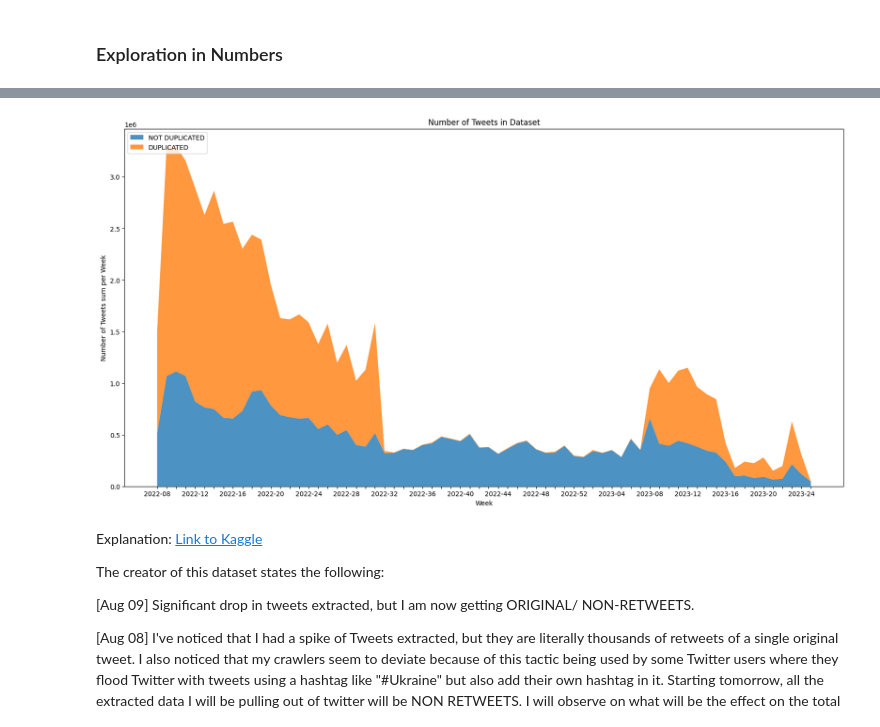
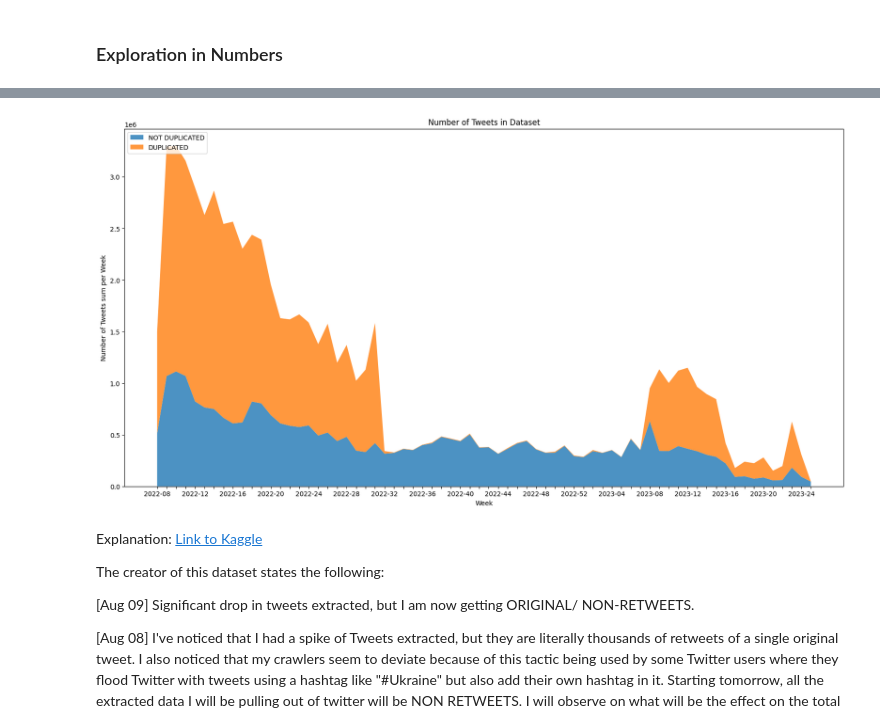
Before and after one commit to Freshpinguin/TopicAnalysisRUWTweets, a Jupyter notebook: Notebooks/FirstOpen.ipynb, the cells around one changed output, grey strips where cells are left out. Cells and saved outputs as stored; diff of their text form; code cells hidden in the pictures.

```diff
--- a/Notebooks/FirstOpen.ipynb
+++ b/Notebooks/FirstOpen.ipynb
@@ -40,6 +41,12 @@ import math
 # %% [markdown]
 ### Functionality for aggregating and loading the data
 # %%
+class OrigDataSchema(StrEnum):
+    IS_RETWEET = "is_retweet"
+    DATE = "tweetcreatedts"
+    ID = "tweetid"
+    TEXT = "text"
+
 def iterate_dataframes(path: str) -> Iterator[pd.DataFrame]:
     """
     Iterates over all .csv files in path as pd.DataFrame
@@ -58,12 +65,12 @@ def aggregate_dataframe(df: pd.DataFrame) -> Dict[str, Any]:
     df_la = df.groupby("language").count().reset_index()
     languages = df_la['language'].tolist()
     lang_counts = df_la['username'].tolist()
-    df['dupl'] = df.duplicated(subset="text") if not 'is_retweet' in df.columns else df.duplicated(subset="text") | df['is_retweet']
+    df['dupl'] = df.duplicated(subset="text") if  'is_retweet' not in df.columns else df.duplicated(subset="text") | df['is_retweet']
     languages_dupl = [la + "_dupl" for la in languages]
     lang_dupl_counts = df.groupby("language")['dupl'].sum().tolist()
     unique_user_count = df['userid'].unique().shape[0]
     row_count = df.shape[0]
-    duplicated_count = df.duplicated(subset="text").sum()
+    duplicated_count = df['dupl'].sum()#df.duplicated(subset="text").sum()
     date = df.iloc[0]['tweetcreatedts'][:10]
     aggregation = {'unique_users': unique_user_count,
                   'row_count': row_count,
@@ -96,7 +103,7 @@ def get_all_aggregated_data() -> pd.DataFrame:
     df_agg_2023 = pd.read_csv(path_2023)
     df_agg_2022 = pd.read_csv(path_2022)
 
-    df_agg = df_agg = pd.concat([df_agg_2022,df_agg_2023]).fillna(0)
+    df_agg = pd.concat([df_agg_2022,df_agg_2023]).fillna(0)
     return df_agg
 # %% [markdown]
 ### Create or load aggregated data
@@ -112,7 +119,7 @@ df_agg = get_all_aggregated_data()
 # %% [markdown]
 ### Functionality for data exploration
 # %%
-class DataSchema(StrEnum):
+class MetaDataSchema(StrEnum):
     USERS = "unique_users"
     ROWS = "row_count"
     DUPLICATED = "text_duplicated_count"
@@ -125,6 +132,8 @@ languages = np.array(['am', 'ar', 'bg', 'bn', 'ca', 'ckb', 'cs', 'cy', 'da', 'de
        'my', 'ne', 'nl', 'no', 'or', 'pa', 'pl', 'ps', 'pt', 'ro', 'ru', 'si',
        'sl', 'sr', 'sv', 'ta', 'te', 'th', 'tl', 'tr', 'uk', 'und', 'ur', 'vi',
        'zh','sd', 'km', 'lo', 'ug', 'bo'])
+
+selected_languages = np.array(['en','de','fr','it','es','uk','ru','others'])
 
 languages_dupl = np.array([la + "_dupl" for la in languages])
 language_counts = np.array([df_agg[la].sum() for la in languages])
@@ -221,33 +335,42 @@ plt.show()
 # %%
+def stackplot_duplicates_over_weeks(df: pd.DataFrame, save_path: str = None) -> None:
+    """
+    Plots sum over weeks of the aggregated df for duplicated and not duplicated columns.
+    """
+    for col in [MetaDataSchema.ROWS, MetaDataSchema.DUPLICATED]:
+        if not col in df.columns:
+            raise KeyError(f"Col: {col} not in df.columns.")
+
+    df['weeks'] = df[MetaDataSchema.DATE].apply(pd.to_datetime).apply(lambda x: str(x.year)+ "-" + str(x.week) if len(str(x.week))==2 else str(x.year)+ "-0" + str(x.week))
+
+    df_weeks = df.groupby("weeks")[[MetaDataSchema.ROWS, MetaDataSchema.DUPLICATED]].sum()
+    df_weeks[MetaDataSchema.ROWS] = df_weeks[MetaDataSchema.ROWS] - df_weeks[MetaDataSchema.DUPLICATED]
 
 
 
-df_agg['weeks'] = df_agg['date'].apply(pd.to_datetime).apply(lambda x: str(x.year)+ "-" + str(x.week) if len(str(x.week))==2 else str(x.year)+ "-0" + str(x.week))
+    fig, ax = plt.subplots()
+    ax.stackplot(df_weeks.index, [df_weeks[MetaDataSchema.ROWS], df_weeks[MetaDataSchema.DUPLICATED]],
+                 labels=['NOT DUPLICATED', 'DUPLICATED'], alpha=0.8)
 
-df_weeks = df_agg.groupby("weeks")[[DataSchema.ROWS, DataSchema.DUPLICATED]].sum()
-df_weeks[DataSchema.ROWS] = df_weeks[DataSchema.ROWS] - df_weeks[DataSchema.DUPLICATED]
+    index=["" for _ in range(len(df_weeks.index))]
+    index[::4]=list(df_weeks.index)[::4]
 
 
+    with warnings.catch_warnings():
+        warnings.filterwarnings("ignore")
+        ax.set_xticklabels(index)
+    ax.legend(loc='upper left')
+    ax.set_title('Number of Tweets in Dataset')
+    ax.set_xlabel('Week')
+    ax.set_ylabel('Number of Tweets sum per Week')
 
-fig, ax = plt.subplots()
-ax.stackplot(df_weeks.index, [df_weeks[DataSchema.ROWS], df_weeks[DataSchema.DUPLICATED]],
-             labels=['NOT DUPLICATED', 'DUPLICATED'], alpha=0.8)
+    if save_path:
+        plt.savefig(save_path)
+    plt.show()
 
-index=["" for _ in range(len(df_weeks.index))]
-index[::4]=list(df_weeks.index)[::4]
-
-
-with warnings.catch_warnings():
-    warnings.filterwarnings("ignore")
-    ax.set_xticklabels(index)
-ax.legend(loc='upper left')
-ax.set_title('Number of Tweets in Dataset')
-ax.set_xlabel('Week')
-ax.set_ylabel('Number of Tweets sum per Week')
-
-plt.show()
+stackplot_duplicates_over_weeks(df_agg)
 # %% [output]
-[figure, old version]
+[figure, new version]
 # %% [markdown]
 Explanation:
 [Link to Kaggle](https://www.kaggle.com/datasets/bwandowando/ukraine-russian-crisis-twitter-dataset-1-2-m-rows/data)
```
Also changed, not shown: parts of 15 cells of this notebook.
